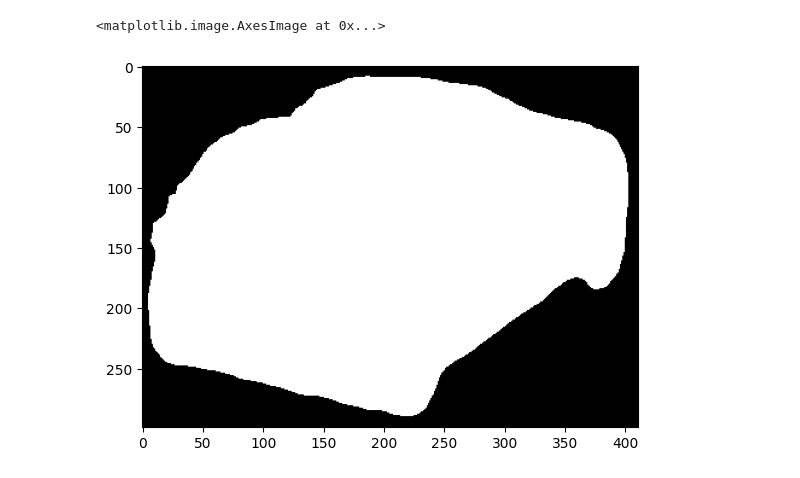
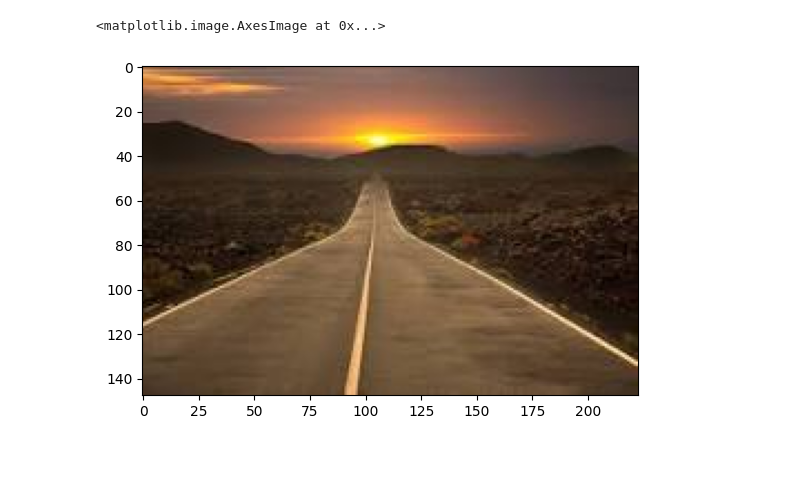
Before and after one commit to usamaimdadsian/vehicle-attribute-detection, a Jupyter notebook: mask_generator_maskrcnn/mask_rcnn_veri.ipynb, the cells around one changed output. Saved outputs shown, nothing was run; the diff lists cells and outputs as text; code cells hidden in the pictures.

```diff
--- a/mask_generator_maskrcnn/mask_rcnn_veri.ipynb
+++ b/mask_generator_maskrcnn/mask_rcnn_veri.ipynb
@@ -117,6 +86,8 @@ temp_np[mask_img_np > 100] = 255
 # %%
 import matplotlib.pyplot as plt
-plt.imshow(temp_np,'gray')
+road = cv2.imread("road.jpeg")
+road = cv2.cvtColor(road,cv2.COLOR_BGR2RGB)
+plt.imshow(road)
 # %% [output]
 <matplotlib.image.AxesImage at 0x...>
-[figure, old version]
+[figure, new version]
```
Also changed, not shown: parts of 10 cells of this notebook, 5 other files.
